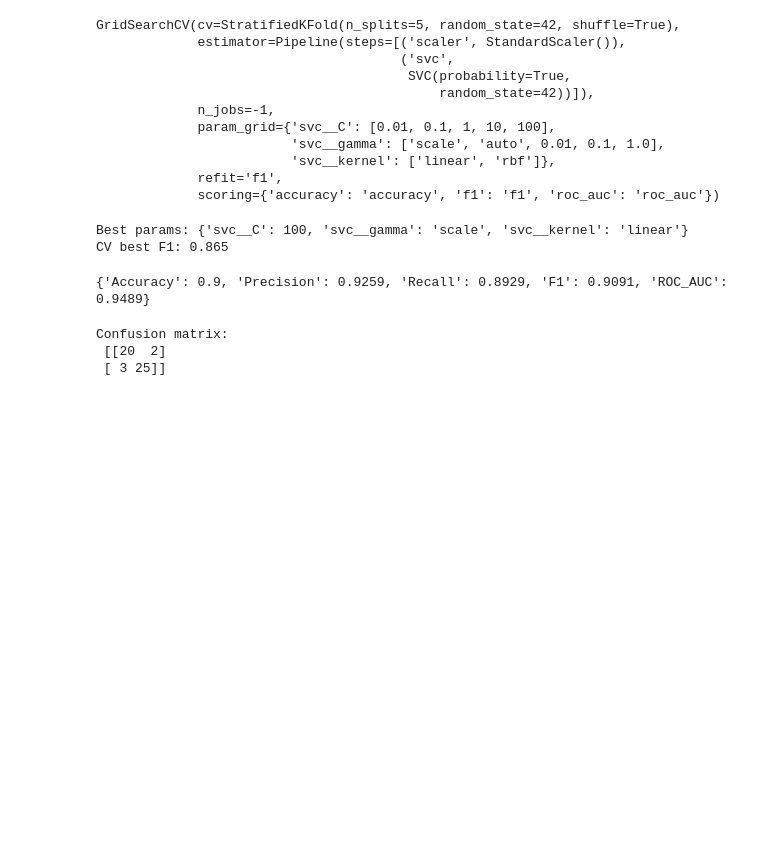
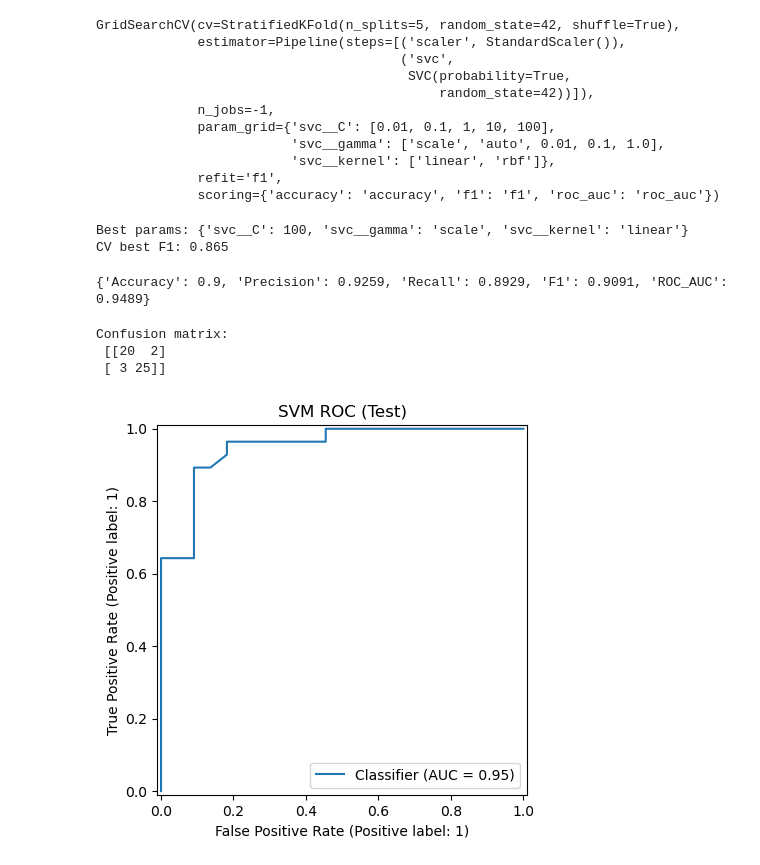
Before and after one commit to DavidLohan/Assignment1_MachineLearning, a Jupyter notebook: Assigment1SVM.ipynb, the cells around one changed output. Drawn from its saved outputs; the diff is of its cells as text; code cells hidden in the pictures; blank space fills up the shorter version.

Commit message:
Added graphs for results

```diff
--- a/Assigment1SVM.ipynb
+++ b/Assigment1SVM.ipynb
@@ -105,0 +110,5 @@ Confusion matrix:
+# %%
+RocCurveDisplay.from_predictions(y_test, y_proba_test)
+plt.title("SVM ROC (Test)"); plt.show()
+# %% [output]
+[figure, added]
```
Also changed, not shown: parts of 3 cells of this notebook.
